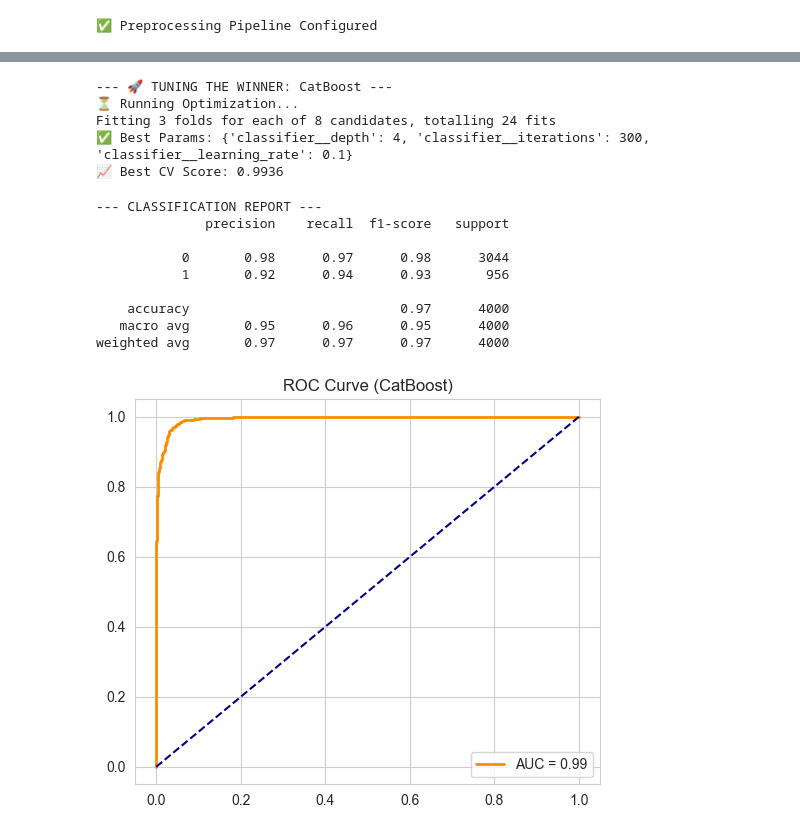
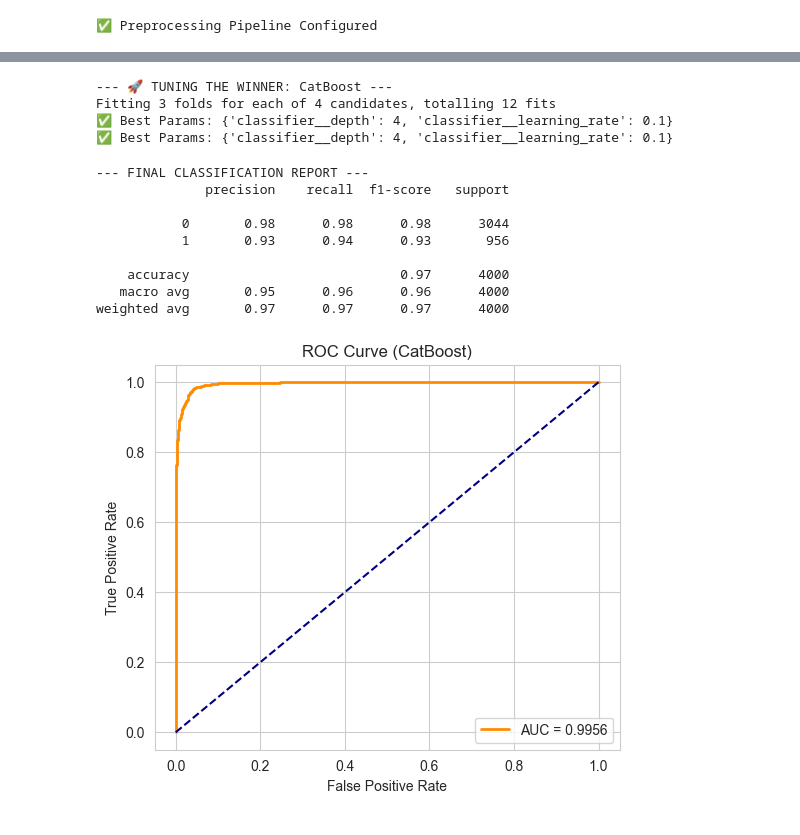
Before and after one commit to AnujanN/Financial-Risk-Modeling, a Jupyter notebook: Loan analysis.ipynb, the cells around one changed output, grey strips where cells are left out. Saved outputs shown, nothing was run; the diff lists cells and outputs as text; code cells hidden in the pictures.

```diff
--- a/Loan analysis.ipynb
+++ b/Loan analysis.ipynb
@@ -58,6 +75,10 @@ check_data_quality(df)
 -------------------------------
 # %%
-df['ApplicationDate'] = pd.to_datetime(df['ApplicationDate'])
+# Convert to datetime with error handling
+df['ApplicationDate'] = pd.to_datetime(df['ApplicationDate'], errors='coerce')
+
+# Drop rows where Date failed parsing (if any)
+df = df.dropna(subset=['ApplicationDate'])
 
 # Temporal Features
 df['App_Year'] = df['ApplicationDate'].dt.year
@@ -119,9 +127,12 @@ Anomalies Detected: 1000 records
 # %%
 print("--- 👥 CUSTOMER SEGMENTATION ---")
 cluster_cols = ['AnnualIncome', 'RiskScore', 'TotalAssets']
-scaler = StandardScaler()
-X_cluster = scaler.fit_transform(df[cluster_cols])
 
+# Scale data specifically for clustering
+scaler_cluster = StandardScaler()
+X_cluster = scaler_cluster.fit_transform(df[cluster_cols])
+
+# Train KMeans
 kmeans = KMeans(n_clusters=3, random_state=42, n_init=10)
 df['Customer_Segment'] = kmeans.fit_predict(X_cluster)
 
@@ -214,77 +230,72 @@ XGBoost         | 0.9932     | ✅ Tested
 # %%
 print(f"--- 🚀 TUNING THE WINNER: {best_model_name} ---")
 
-# 1. Define Model & Param Grid based on Winner
+# Define Parameter Grid based on the winner
 if best_model_name == 'CatBoost':
-    clf = CatBoostClassifier(verbose=0, random_state=42)
+    clf = CatBoostClassifier(verbose=0, random_state=42, allow_writing_files=False)
     param_grid = {
-        'classifier__iterations': [100, 300],
-        'classifier__learning_rate': [0.01, 0.1],
-        'classifier__depth': [4, 6]
+        'classifier__depth': [4, 6],
+        'classifier__learning_rate': [0.05, 0.1]
     }
 elif best_model_name == 'XGBoost':
     clf = XGBClassifier(eval_metric='logloss', random_state=42)
     param_grid = {
         'classifier__n_estimators': [100, 200],
-        'classifier__learning_rate': [0.05, 0.1],
         'classifier__max_depth': [3, 5]
     }
 else: # SVM
     clf = SVC(probability=True, random_state=42)
     param_grid = {
-        'classifier__C': [0.1, 1, 10],
-        'classifier__kernel': ['rbf']
+        'classifier__C': [1, 10],
     }
 
-# 2. Setup Pipeline
+# Build Pipeline
 pipeline = ImbPipeline(steps=[
     ('preprocessor', preprocessor),
     ('smote', SMOTE(random_state=42)),
     ('classifier', clf)
 ])
 
-# 3. Run Grid Search
-cv = StratifiedKFold(n_splits=3, shuffle=True, random_state=42)
-grid_search = GridSearchCV(pipeline, param_grid, scoring='roc_auc', cv=cv, n_jobs=-1, verbose=1)
-
-print("⏳ Running Optimization...")
+# Run Grid Search
+grid_search = GridSearchCV(pipeline, param_grid, scoring='roc_auc', cv=3, n_jobs=-1, verbose=1)
 grid_search.fit(X_train, y_train)
 
 best_model = grid_search.best_estimator_
 print(f"✅ Best Params: {grid_search.best_params_}")
-print(f"📈 Best CV Score: {grid_search.best_score_:.4f}")
 # %% [output]
 --- 🚀 TUNING THE WINNER: CatBoost ---
-⏳ Running Optimization...
-Fitting 3 folds for each of 8 candidates, totalling 24 fits
-✅ Best Params: {'classifier__depth': 4, 'classifier__iterations': 300, 'classifier__learning_rate': 0.1}
-📈 Best CV Score: 0.9936
+Fitting 3 folds for each of 4 candidates, totalling 12 fits
+✅ Best Params: {'classifier__depth': 4, 'classifier__learning_rate': 0.1}
+✅ Best Params: {'classifier__depth': 4, 'classifier__learning_rate': 0.1}
 # %%
+# Predict
 y_pred = best_model.predict(X_test)
 y_prob = best_model.predict_proba(X_test)[:, 1]
 
-print("--- CLASSIFICATION REPORT ---")
+print("--- FINAL CLASSIFICATION REPORT ---")
 print(classification_report(y_test, y_pred))
 
-# Plot ROC
+# ROC Curve Plot
 fpr, tpr, _ = roc_curve(y_test, y_prob)
 plt.figure(figsize=(6, 5))
-plt.plot(fpr, tpr, color='darkorange', lw=2, label=f'AUC = {roc_auc_score(y_test, y_prob):.2f}')
+plt.plot(fpr, tpr, color='darkorange', lw=2, label=f'AUC = {roc_auc_score(y_test, y_prob):.4f}')
 plt.plot([0, 1], [0, 1], color='navy', linestyle='--')
 plt.title(f'ROC Curve ({best_model_name})')
+plt.xlabel('False Positive Rate')
+plt.ylabel('True Positive Rate')
 plt.legend()
 plt.show()
 # %% [output]
---- CLASSIFICATION REPORT ---
+--- FINAL CLASSIFICATION REPORT ---
               precision    recall  f1-score   support
 
-           0       0.98      0.97      0.98      3044
-           1       0.92      0.94      0.93       956
+           0       0.98      0.98      0.98      3044
+           1       0.93      0.94      0.93       956
 
     accuracy                           0.97      4000
-   macro avg       0.95      0.96      0.95      4000
+   macro avg       0.95      0.96      0.96      4000
 weighted avg       0.97      0.97      0.97      4000
-[figure, old version]
+[figure, new version]
 # %%
 print("--- OBJECTIVE B: RISK SCORE PREDICTION ---")
 
```
Also changed, not shown: parts of 11 cells of this notebook, 1 other file.
